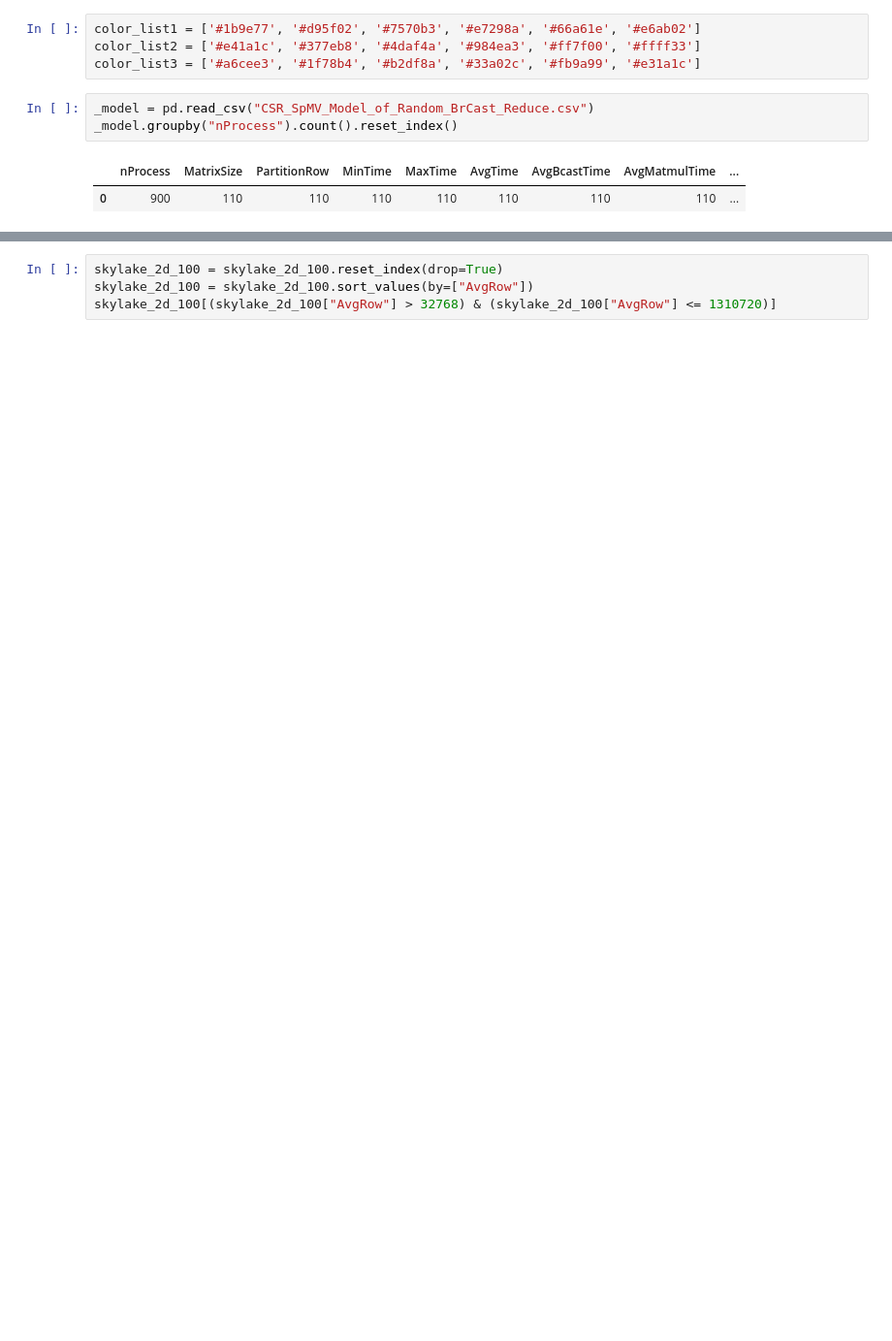
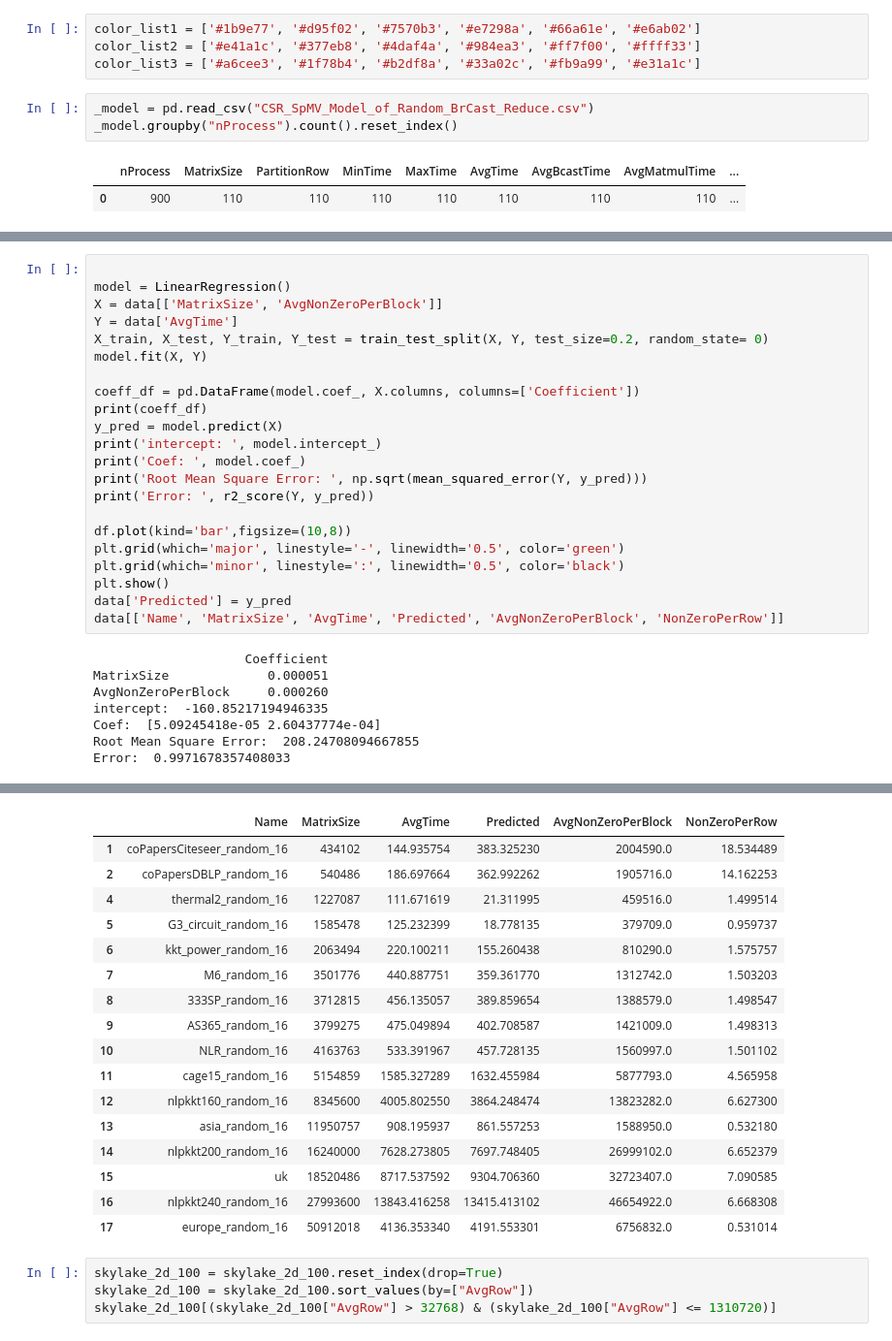
Before and after one commit to marufdsi/matvec-sparse, a Jupyter notebook: New Model for Workshop.ipynb, the cells around one changed output, grey strips where cells are left out. Shown at 97% size. Cells and saved outputs as stored; diff of their text form; blank space fills up the shorter version.

```diff
--- a/New Model for Workshop.ipynb
+++ b/New Model for Workshop.ipynb
@@ -101 +91,31 @@ See the caveats in the documentation: http://pandas.pydata.org/pandas-docs/stabl
 [drawing not drawn]
+# %%
+
+model = LinearRegression()
+X = data[['MatrixSize', 'AvgNonZeroPerBlock']]
+Y = data['AvgTime']
+X_train, X_test, Y_train, Y_test = train_test_split(X, Y, test_size=0.2, random_state= 0)
+model.fit(X, Y)
+
+coeff_df = pd.DataFrame(model.coef_, X.columns, columns=['Coefficient'])
+print(coeff_df)
+y_pred = model.predict(X)
+print('intercept: ', model.intercept_)
+print('Coef: ', model.coef_)
+print('Root Mean Square Error: ', np.sqrt(mean_squared_error(Y, y_pred)))
+print('Error: ', r2_score(Y, y_pred))
+
+df.plot(kind='bar',figsize=(10,8))
+plt.grid(which='major', linestyle='-', linewidth='0.5', color='green')
+plt.grid(which='minor', linestyle=':', linewidth='0.5', color='black')
+plt.show()
+data['Predicted'] = y_pred
+data[['Name', 'MatrixSize', 'AvgTime', 'Predicted', 'AvgNonZeroPerBlock', 'NonZeroPerRow']]
+# %% [output]
+                    Coefficient
+MatrixSize             0.000051
+AvgNonZeroPerBlock     0.000260
+intercept:  -160.85217194946335
+Coef:  [5.09245418e-05 2.60437774e-04]
+Root Mean Square Error:  208.24708094667855
+Error:  0.9971678357408033
@@ -102,3 +123,20 @@ See the caveats in the documentation: http://pandas.pydata.org/pandas-docs/stabl
+|  | Name | MatrixSize | AvgTime | Predicted | AvgNonZeroPerBlock | NonZeroPerRow |
+| 1 | coPapersCiteseer_random_16 | 434102 | 144.935754 | 383.325230 | 2004590.0 | 18.534489 |
+| 2 | coPapersDBLP_random_16 | 540486 | 186.697664 | 362.992262 | 1905716.0 | 14.162253 |
+| 4 | thermal2_random_16 | 1227087 | 111.671619 | 21.311995 | 459516.0 | 1.499514 |
+| 5 | G3_circuit_random_16 | 1585478 | 125.232399 | 18.778135 | 379709.0 | 0.959737 |
+| 6 | kkt_power_random_16 | 2063494 | 220.100211 | 155.260438 | 810290.0 | 1.575757 |
+| 7 | M6_random_16 | 3501776 | 440.887751 | 359.361770 | 1312742.0 | 1.503203 |
+| 8 | 333SP_random_16 | 3712815 | 456.135057 | 389.859654 | 1388579.0 | 1.498547 |
+| 9 | AS365_random_16 | 3799275 | 475.049894 | 402.708587 | 1421009.0 | 1.498313 |
+| 10 | NLR_random_16 | 4163763 | 533.391967 | 457.728135 | 1560997.0 | 1.501102 |
+| 11 | cage15_random_16 | 5154859 | 1585.327289 | 1632.455984 | 5877793.0 | 4.565958 |
+| 12 | nlpkkt160_random_16 | 8345600 | 4005.802550 | 3864.248474 | 13823282.0 | 6.627300 |
+| 13 | asia_random_16 | 11950757 | 908.195937 | 861.557253 | 1588950.0 | 0.532180 |
+| 14 | nlpkkt200_random_16 | 16240000 | 7628.273805 | 7697.748405 | 26999102.0 | 6.652379 |
+| 15 | uk | 18520486 | 8717.537592 | 9304.706360 | 32723407.0 | 7.090585 |
+| 16 | nlpkkt240_random_16 | 27993600 | 13843.416258 | 13415.413102 | 46654922.0 | 6.668308 |
+| 17 | europe_random_16 | 50912018 | 4136.353340 | 4191.553301 | 6756832.0 | 0.531014 |
 # %%
 skylake_2d_100 = skylake_2d_100.reset_index(drop=True)
 skylake_2d_100 = skylake_2d_100.sort_values(by=["AvgRow"])
```
Also changed, not shown: parts of 5 cells of this notebook.
